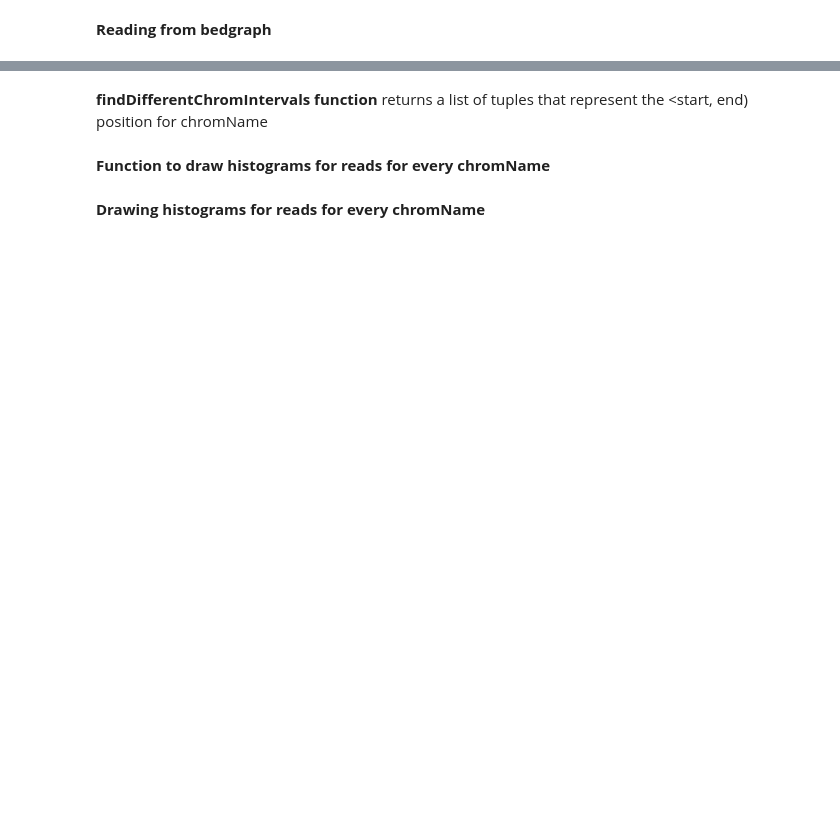
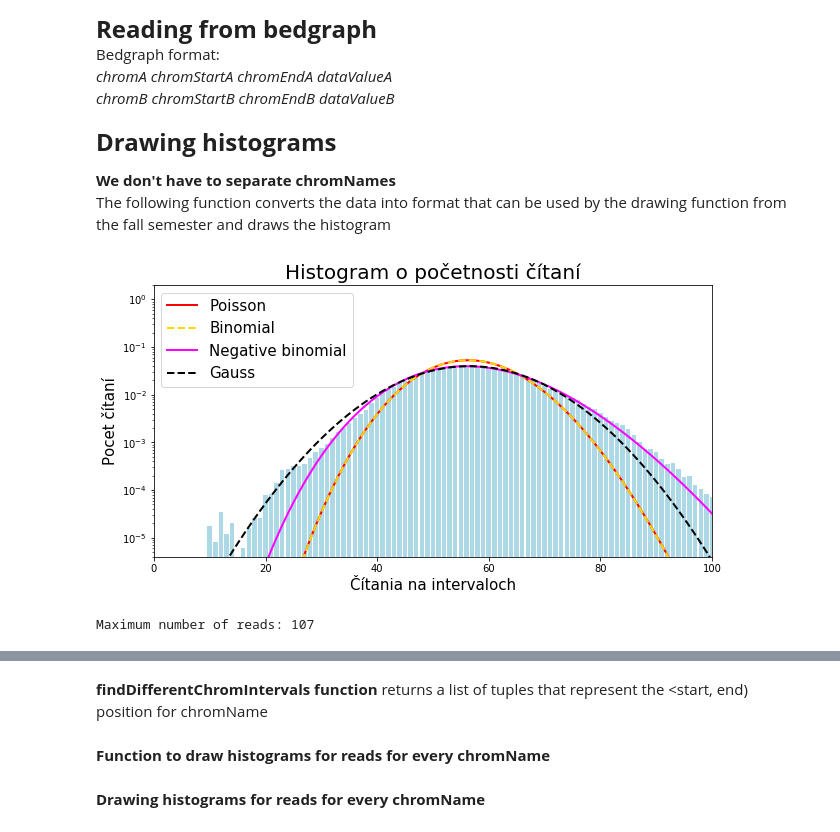
Before and after one commit to evicy/semestral_project, a Jupyter notebook: projekt.ipynb, the cells around one changed output, grey strips where cells are left out. Saved outputs shown, nothing was run; the diff lists cells and outputs as text; code cells hidden in the pictures; blank space fills up the shorter version.

Commit message:
Using fasta files, changed visualizations, removed bugs

```diff
--- a/projekt.ipynb
+++ b/projekt.ipynb
@@ -1,5 +1,11 @@
-# %% [markdown]
-**Reading from bedgraph**
+# %% [markdown]
+<font size="5">**Reading from bedgraph**</font>
+<br>
+Bedgraph format:
+<br>
+*chromA  chromStartA  chromEndA  dataValueA*
+<br>
+*chromB  chromStartB  chromEndB  dataValueB*
 # %%
 import numpy as np
 import csv
@@ -18,0 +29,36 @@ with open('C:\\Users\\Evi\\Documents\\2INF-LETO\\RP\\ref-nanopore.bedgraph') as
+# %% [markdown]
+<font size="5">**Drawing histograms**</font>
+
+**We don't have to separate chromNames**
+<br>
+The following function converts the data into format that can be used by the drawing function from the fall semester and draws the histogram
+# %%
+from DrawDistributions import draw
+from DrawErrors import drawErrors
+
+def drawHistogramsForReads(ranges, score):
+    # predpokladame, ze velkost ranges == velkost score
+    # Zadaj limitu pre os x>
+    max_x=100
+
+    # Zadaj pocet shiftnuti
+    num_of_shifts = 1
+
+    #spravim histogram a zobrazim ho pomocou draw
+    histo = {}
+    for i in range(len(ranges)) :
+        if int(score[i]) in histo:
+            histo[int(score[i])] += (int(ranges[i][1])-int(ranges[i][0]))
+        else:
+            histo[int(score[i])] = (int(ranges[i][1])-int(ranges[i][0]))
+    # treba vymazat 0, inak to pada
+    if(0 in histo):
+        del histo[0]
+    data = draw(histo, max_x, num_of_shifts)
+    #print(len(histo))
+    print('Maximum number of reads:', max(histo))
+# %%
+drawHistogramsForReads(bed1_ranges, bed1_score)
+# %% [output]
+[figure, added]
+Maximum number of reads: 107
```
Also changed, not shown: parts of 26 cells of this notebook, 2 other files.
